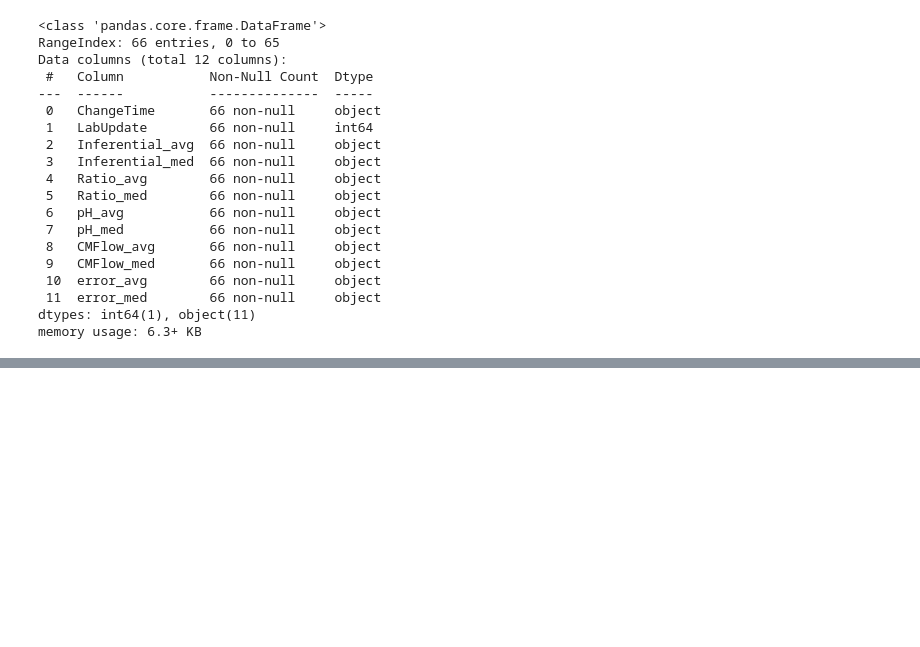
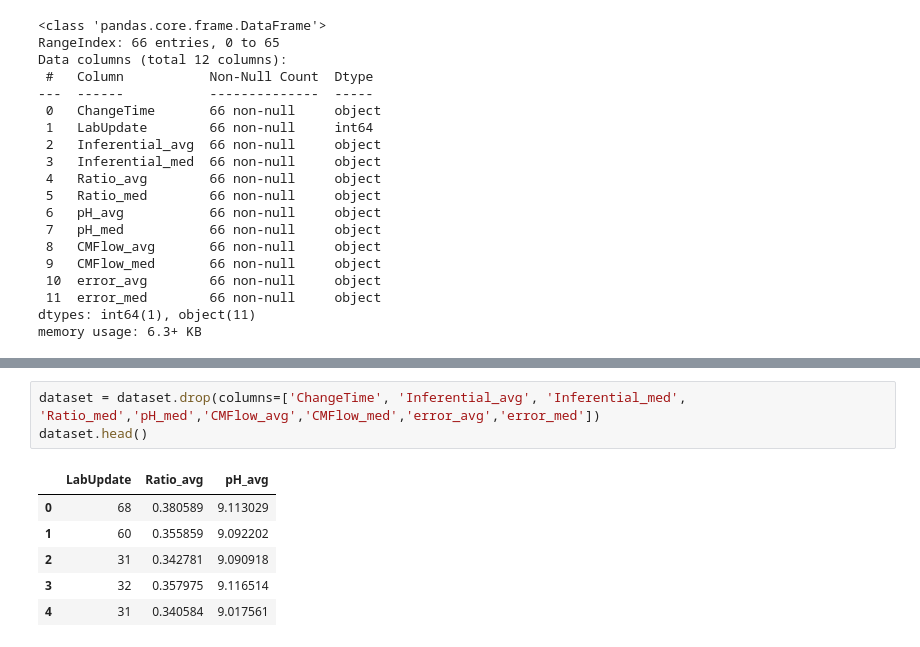
Before and after one commit to Marcin19721205/Timeseries_Data_Processing_Basic, a Jupyter notebook: InferentialDS1_extracted_NN1.ipynb, the cells around one changed output, grey strips where cells are left out. Saved outputs shown, nothing was run; the diff lists cells and outputs as text; blank space fills up the shorter version.

```diff
--- a/InferentialDS1_extracted_NN1.ipynb
+++ b/InferentialDS1_extracted_NN1.ipynb
@@ -533,0 +91,10 @@ px.bar(features, x='feature', y='feature_importance', width=700, height=400)
+# %%
+dataset = dataset.drop(columns=['ChangeTime', 'Inferential_avg', 'Inferential_med', 'Ratio_med','pH_med','CMFlow_avg','CMFlow_med','error_avg','error_med'])
+dataset.head()
+# %% [output]
+|  | LabUpdate | Ratio_avg | pH_avg |
+| 0 | 68 | 0.380589 | 9.113029 |
+| 1 | 60 | 0.355859 | 9.092202 |
+| 2 | 31 | 0.342781 | 9.090918 |
+| 3 | 32 | 0.357975 | 9.116514 |
+| 4 | 31 | 0.340584 | 9.017561 |
```
Also changed, not shown: parts of 64 cells of this notebook.
